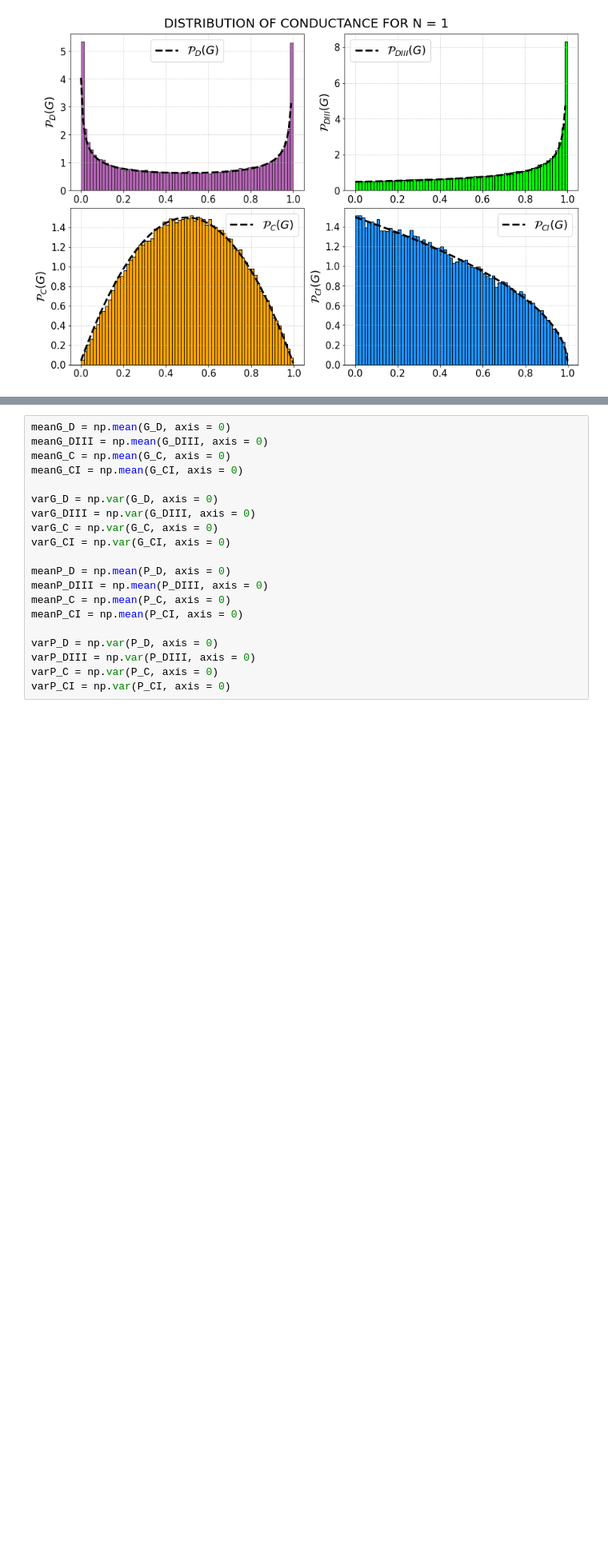
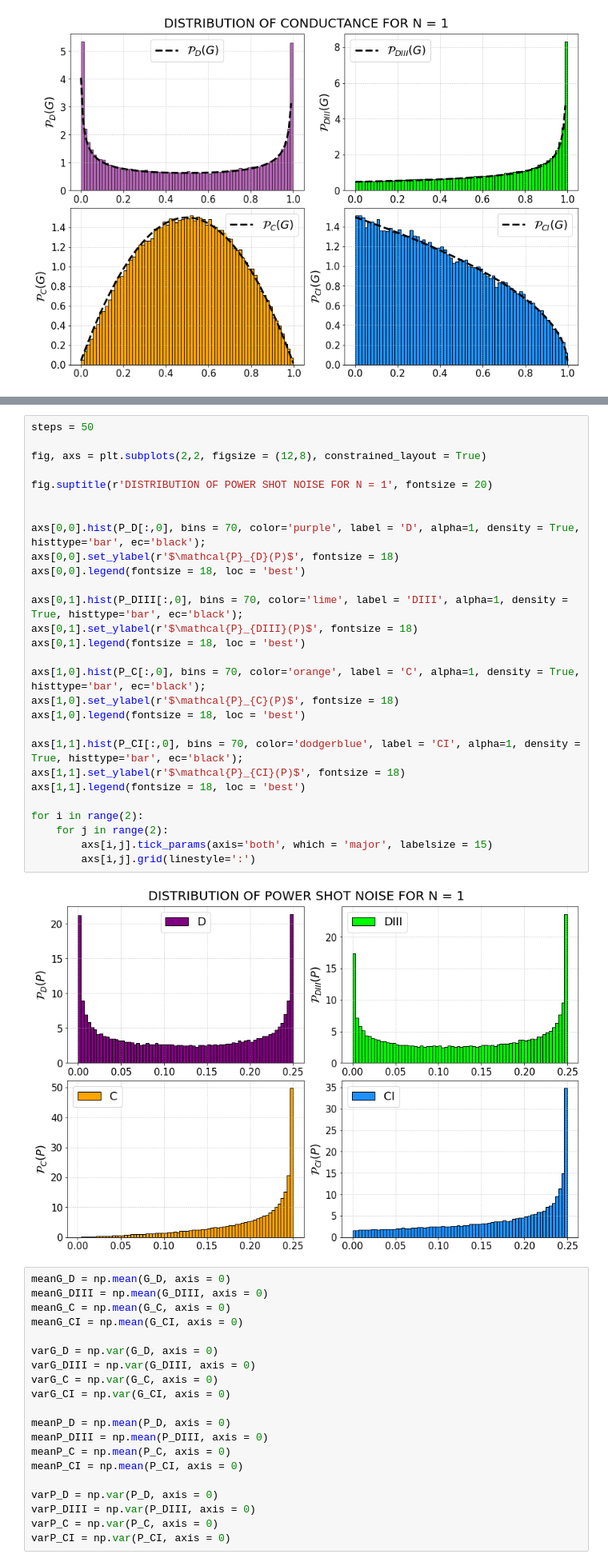
Before and after one commit to Rafffaelb/Andreev_Billiard, a Jupyter notebook: Altland-Zirnbauer/Data_Analysis/Andreev_Conductance_ShotNoise.ipynb, the cells around one changed output, grey strips where cells are left out. Shown at 80% size. Cells and saved outputs as stored; diff of their text form; blank space fills up the shorter version.

```diff
--- a/Altland-Zirnbauer/Data_Analysis/Andreev_Conductance_ShotNoise.ipynb
+++ b/Altland-Zirnbauer/Data_Analysis/Andreev_Conductance_ShotNoise.ipynb
@@ -323,3 +393,33 @@ for i in range(2):
+# %%
+steps = 50
+
+fig, axs = plt.subplots(2,2, figsize = (12,8), constrained_layout = True)
+
+fig.suptitle(r'DISTRIBUTION OF POWER SHOT NOISE FOR N = 1', fontsize = 20)
+
+
+axs[0,0].hist(P_D[:,0], bins = 70, color='purple', label = 'D', alpha=1, density = True, histtype='bar', ec='black');
+axs[0,0].set_ylabel(r'$\mathcal{P}_{D}(P)$', fontsize = 18)
+axs[0,0].legend(fontsize = 18, loc = 'best')
+
+axs[0,1].hist(P_DIII[:,0], bins = 70, color='lime', label = 'DIII', alpha=1, density = True, histtype='bar', ec='black');
+axs[0,1].set_ylabel(r'$\mathcal{P}_{DIII}(P)$', fontsize = 18)
+axs[0,1].legend(fontsize = 18, loc = 'best')
+
+axs[1,0].hist(P_C[:,0], bins = 70, color='orange', label = 'C', alpha=1, density = True, histtype='bar', ec='black');
+axs[1,0].set_ylabel(r'$\mathcal{P}_{C}(P)$', fontsize = 18)
+axs[1,0].legend(fontsize = 18, loc = 'best')
+
+axs[1,1].hist(P_CI[:,0], bins = 70, color='dodgerblue', label = 'CI', alpha=1, density = True, histtype='bar', ec='black');
+axs[1,1].set_ylabel(r'$\mathcal{P}_{CI}(P)$', fontsize = 18)
+axs[1,1].legend(fontsize = 18, loc = 'best')
+
+for i in range(2):
+    for j in range(2):
+        axs[i,j].tick_params(axis='both', which = 'major', labelsize = 15)
+        axs[i,j].grid(linestyle=':')
+# %% [output]
+[figure, added]
 # %%
 meanG_D = np.mean(G_D, axis = 0)
 meanG_DIII = np.mean(G_DIII, axis = 0)
```
Also changed, not shown: parts of 13 cells of this notebook, 15 other files.
